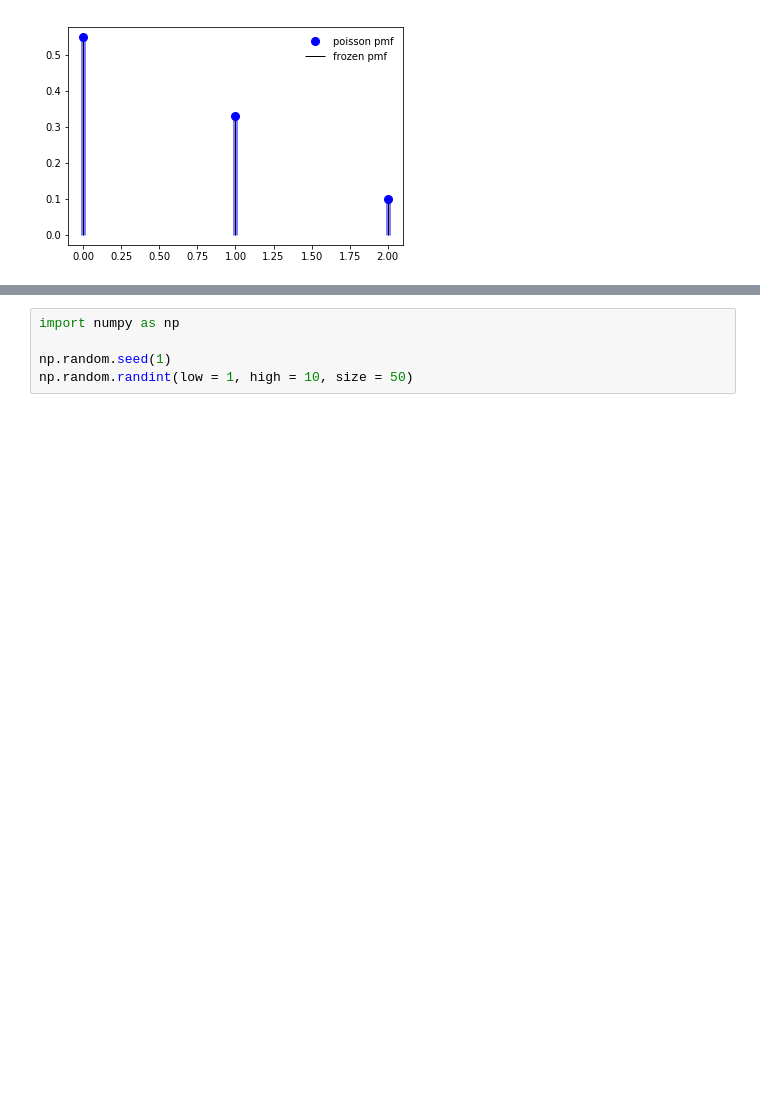
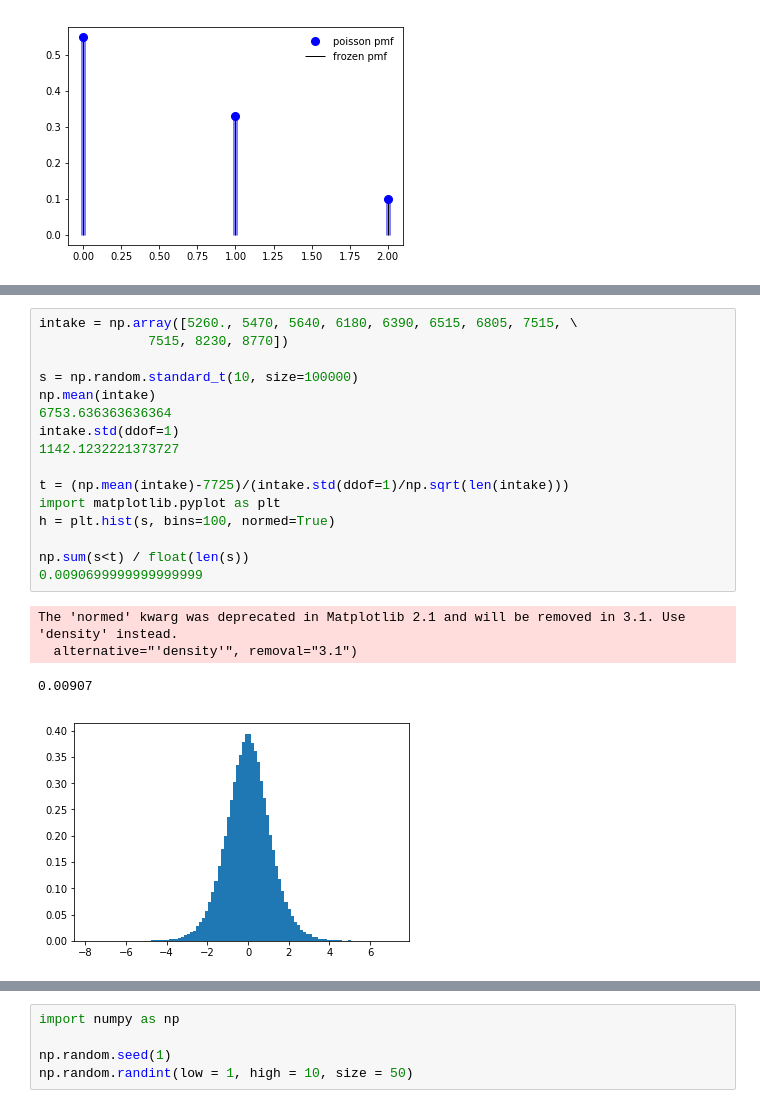
Before and after one commit to NiamhOL/programming-for-data-analysis-2019, a Jupyter notebook: Programming for Data Analysis Practical Assignment 2019.ipynb, the cells around one changed output, grey strips where cells are left out. Saved outputs shown, nothing was run; the diff lists cells and outputs as text; blank space fills up the shorter version.

```diff
--- a/Programming for Data Analysis Practical Assignment 2019.ipynb
+++ b/Programming for Data Analysis Practical Assignment 2019.ipynb
@@ -279,3 +313,24 @@ plt.show()
+# %%
+intake = np.array([5260., 5470, 5640, 6180, 6390, 6515, 6805, 7515, \
+              7515, 8230, 8770])
+
+s = np.random.standard_t(10, size=100000)
+np.mean(intake)
+6753.636363636364
+intake.std(ddof=1)
+1142.1232221373727
+
+t = (np.mean(intake)-7725)/(intake.std(ddof=1)/np.sqrt(len(intake)))
+import matplotlib.pyplot as plt
+h = plt.hist(s, bins=100, normed=True)
+
+np.sum(s<t) / float(len(s))
+0.0090699999999999999
+# %% [output]
+The 'normed' kwarg was deprecated in Matplotlib 2.1 and will be removed in 3.1. Use 'density' instead.
+  alternative="'density'", removal="3.1")
+0.00907
+[figure, added]
 # %% [markdown]
 # Task 4 #
 
```
Also changed, not shown: parts of 11 cells of this notebook.
